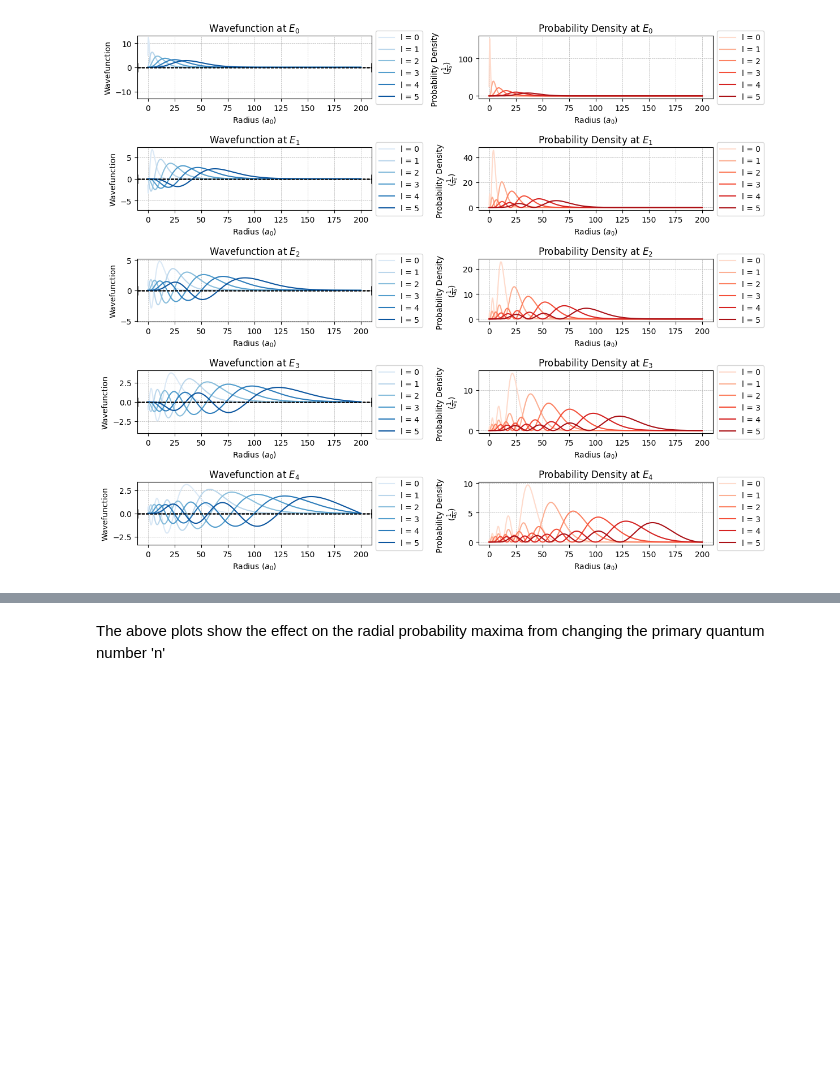
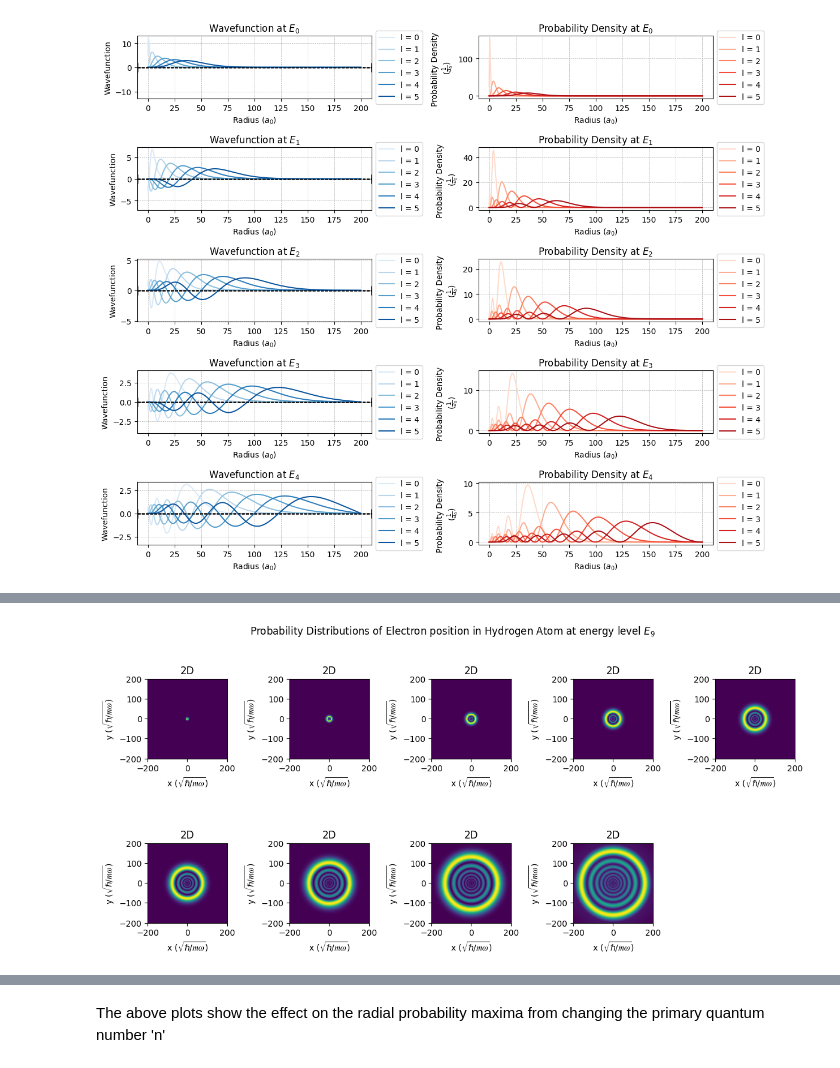
Before and after one commit to Adillwma/QuantumHarmonics, a Jupyter notebook: development.ipynb, the cells around one changed output, grey strips where cells are left out. Cells and saved outputs as stored; diff of their text form; code cells hidden in the pictures; blank space fills up the shorter version.

```diff
--- a/development.ipynb
+++ b/development.ipynb
@@ -1153,3 +1164,23 @@ plt.show()
+# %%
+
+
+# Plot set up
+plt.subplots(nrows=2, ncols=1, figsize=(12, 6), tight_layout=True)
+plt.suptitle("Probability Distributions of Electron position in Hydrogen Atom at energy level $E_%s$" %n )
+
+# 2D Plot of interpolated data
+maxE_vec = 10
+for n in range(1, maxE_vec):
+    image, X2d, Y2d = generate_2d_data(n, r, E_vectors_hydrogen)
+    plt.subplot(2, maxE_vec//2, n)
+    plt.imshow(image, extent=[X2d.min(),X2d.max(),Y2d.min(),Y2d.max()])
+    plt.title("2D")
+    plt.xlabel("x $(\sqrt{ℏ/𝑚𝜔})$")
+    plt.ylabel("y $(\sqrt{ℏ/𝑚𝜔})$")
+
+plt.show()
+# %% [output]
+[figure, added]
 # %%
 ### - 2D Visualisations of Primary Quantum Number n
 
```
Also changed, not shown: parts of 5 cells of this notebook, 1 other file.
